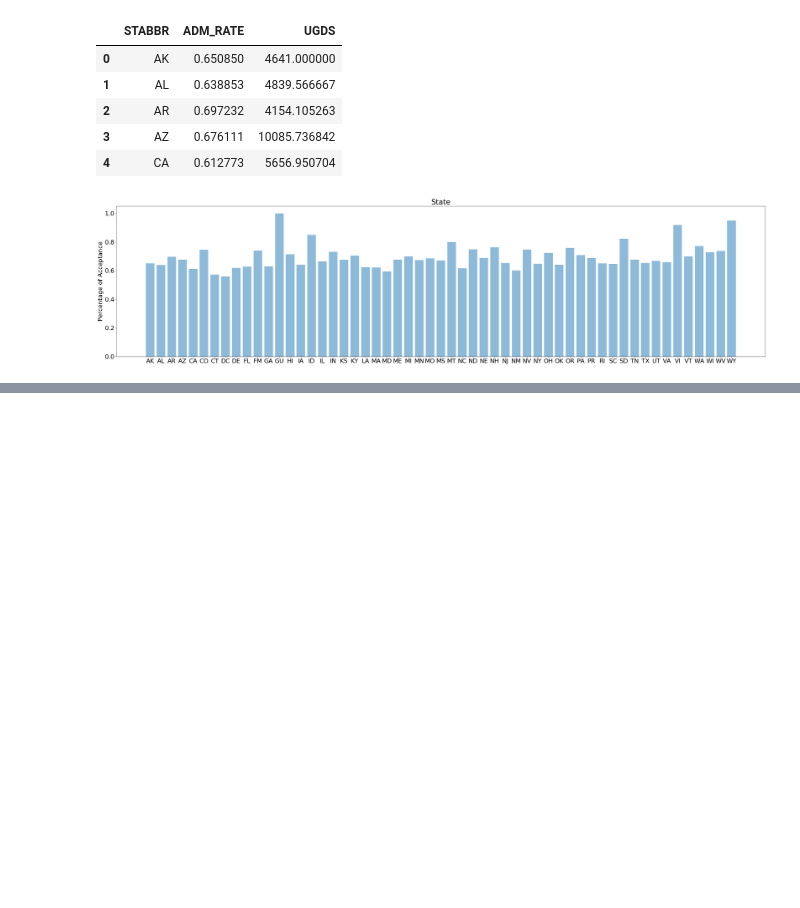
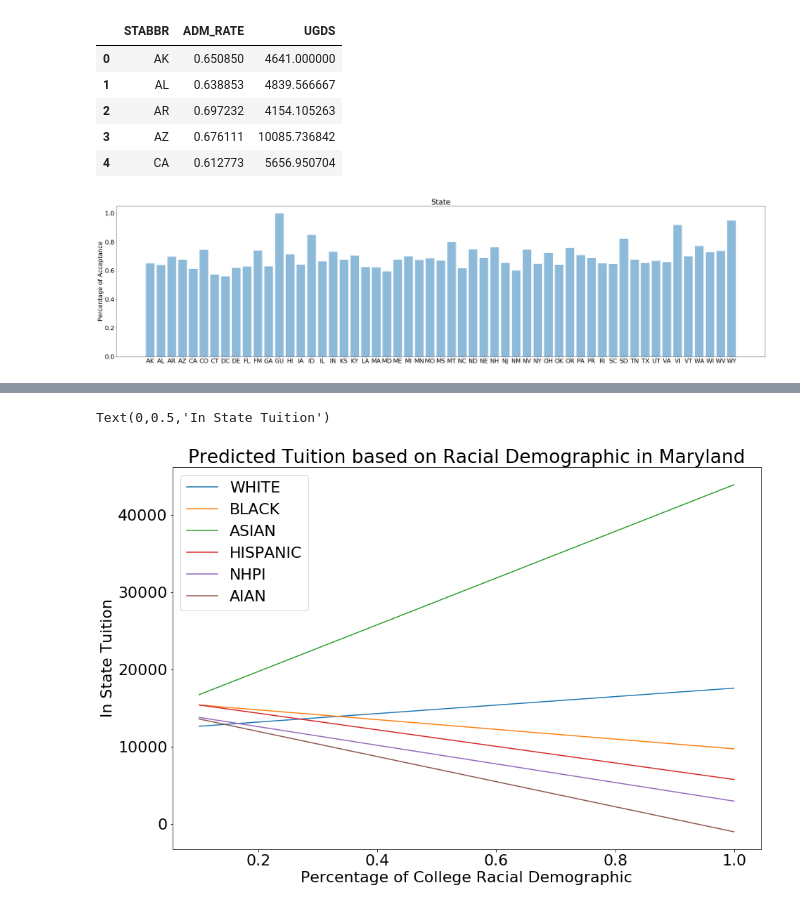
Before and after one commit to ZionJoseph/320-project-5, a Jupyter notebook: College Scorecard Tutorial.ipynb, the cells around one changed output, grey strips where cells are left out. Drawn from its saved outputs; the diff is of its cells as text; code cells hidden in the pictures; blank space fills up the shorter version.

```diff
--- a/College Scorecard Tutorial.ipynb
+++ b/College Scorecard Tutorial.ipynb
@@ -155,20 +160,3 @@ plt.title('State')
 plt.show()
 # %% [output]
 [figure]
-# %%
-z = admissions['UGDS']
-fig = plt.figure(figsize=(15,10))
-ax = fig.add_subplot(1,1,1)
-
-States = []
-for ele, d in admissions.groupby('STABBR'):
-    States.append(str(ele))
-
-for b, d in admissions.groupby('STABBR'):
-    plt.scatter(d['ADM_RATE'], d['UGDS'], label= str(admissions['STABBR']))
-ax.legend(States)
-# plot.set_yticks(numpy.arange(0,  238070000, 5000000))
-ax.set_title("Admission rate v students")
-ax.set_xlabel("Admission Rate")
-
-plt.show()
@@ -209,0 +248,23 @@ plt
+# %%
+# Create a new figure to hold the plot
+fig = plt.figure(figsize=(15,10))
+# Add the subplot
+plot = fig.add_subplot(1,1,1)
+
+# for each race, predict 10  percetage values for tuition
+for ele in races:
+    i = .1
+    x = []
+    while i < 1:
+        # Add the prediction to the end of x
+        x.extend([inter[ele].predict([[i,States["MD"]]])])
+        i = i + .1
+    plt.plot([.1,.2,.3,.4,.5,.6,.7,.8,.9,1],x)
+#legend
+plot.legend(['WHITE', 'BLACK', 'ASIAN', 'HISPANIC','NHPI','AIAN'])
+plot.set_title("Predicted Tuition based on Racial Demographic in Maryland")
+plot.set_xlabel("Percentage of College Racial Demographic")
+plot.set_ylabel("In State Tuition")
+# %% [output]
+Text(0,0.5,'In State Tuition')
+[figure, added]
```
Also changed, not shown: parts of 15 cells of this notebook.
